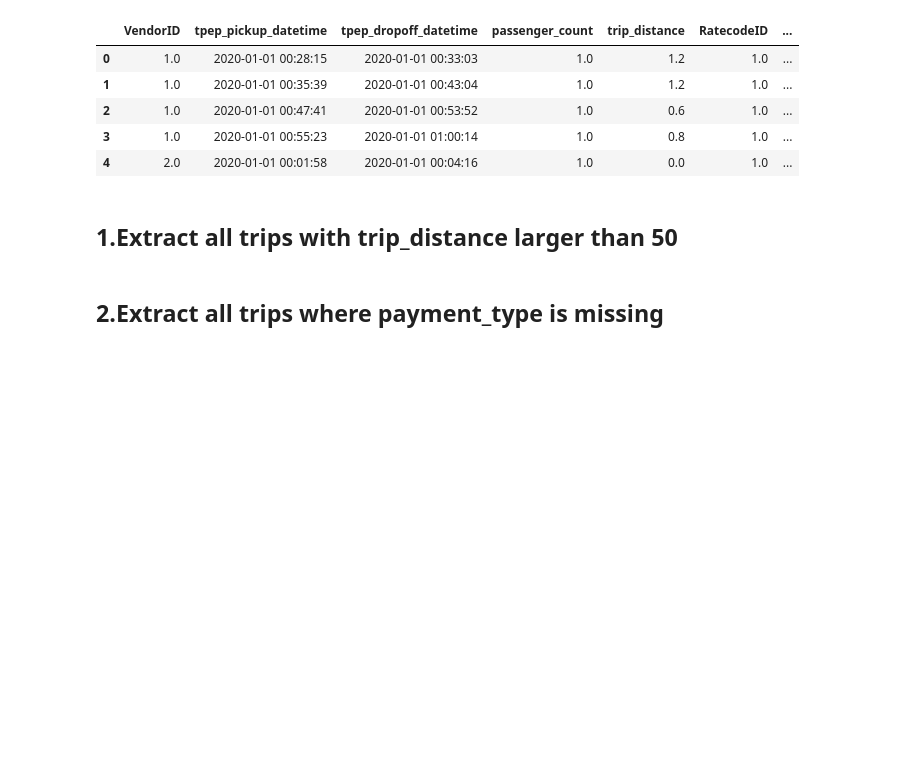
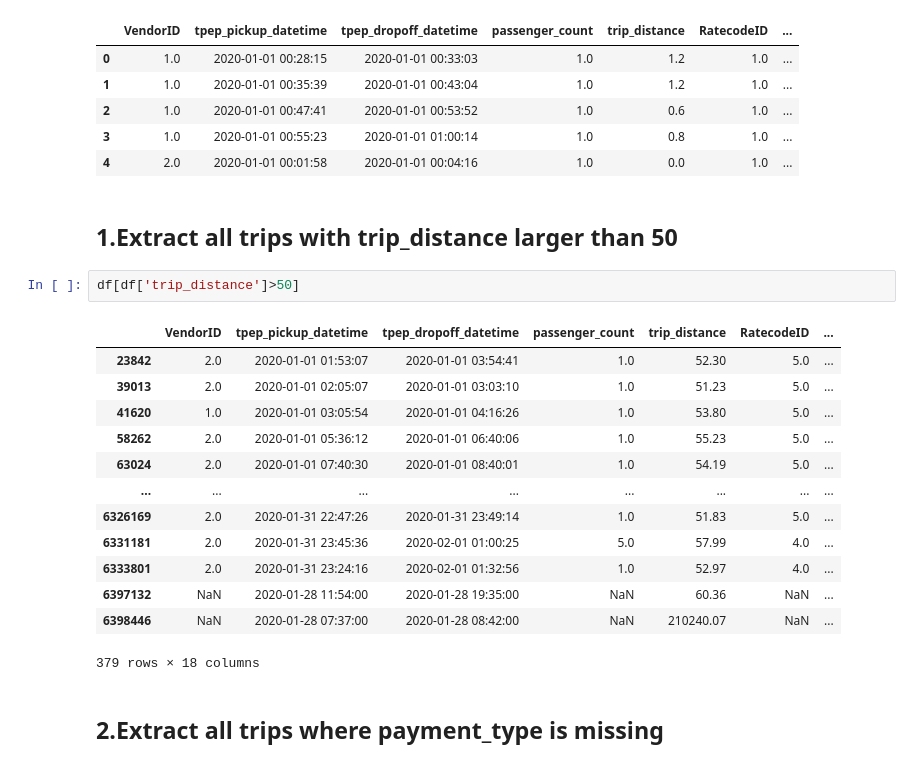
Before and after one commit to federicaromano0/progetto_computer_science, a Jupyter notebook: Progetto CS 2.ipynb, the cells around one changed output. Saved outputs shown, nothing was run; the diff lists cells and outputs as text; blank space fills up the shorter version.

```diff
--- a/Progetto CS 2.ipynb
+++ b/Progetto CS 2.ipynb
@@ -42,6 +43,22 @@ df.head()
 | 4 | 2.0 | 2020-01-01 00:01:58 | 2020-01-01 00:04:16 | 1.0 | 0.0 | 1.0 | ... |
 # %% [markdown]
 ## 1.Extract all trips with trip_distance larger than 50
+# %%
+df[df['trip_distance']>50]
+# %% [output]
+|  | VendorID | tpep_pickup_datetime | tpep_dropoff_datetime | passenger_count | trip_distance | RatecodeID | ... |
+| 23842 | 2.0 | 2020-01-01 01:53:07 | 2020-01-01 03:54:41 | 1.0 | 52.30 | 5.0 | ... |
+| 39013 | 2.0 | 2020-01-01 02:05:07 | 2020-01-01 03:03:10 | 1.0 | 51.23 | 5.0 | ... |
+| 41620 | 1.0 | 2020-01-01 03:05:54 | 2020-01-01 04:16:26 | 1.0 | 53.80 | 5.0 | ... |
+| 58262 | 2.0 | 2020-01-01 05:36:12 | 2020-01-01 06:40:06 | 1.0 | 55.23 | 5.0 | ... |
+| 63024 | 2.0 | 2020-01-01 07:40:30 | 2020-01-01 08:40:01 | 1.0 | 54.19 | 5.0 | ... |
+| ... | ... | ... | ... | ... | ... | ... | ... |
+| 6326169 | 2.0 | 2020-01-31 22:47:26 | 2020-01-31 23:49:14 | 1.0 | 51.83 | 5.0 | ... |
+| 6331181 | 2.0 | 2020-01-31 23:45:36 | 2020-02-01 01:00:25 | 5.0 | 57.99 | 4.0 | ... |
+| 6333801 | 2.0 | 2020-01-31 23:24:16 | 2020-02-01 01:32:56 | 1.0 | 52.97 | 4.0 | ... |
+| 6397132 | NaN | 2020-01-28 11:54:00 | 2020-01-28 19:35:00 | NaN | 60.36 | NaN | ... |
+| 6398446 | NaN | 2020-01-28 07:37:00 | 2020-01-28 08:42:00 | NaN | 210240.07 | NaN | ... |
+379 rows × 18 columns
 # %% [markdown]
 ## 2.Extract all trips where payment_type is missing
 # %% [markdown]
```
Also changed, not shown: parts of 3 cells of this notebook.
